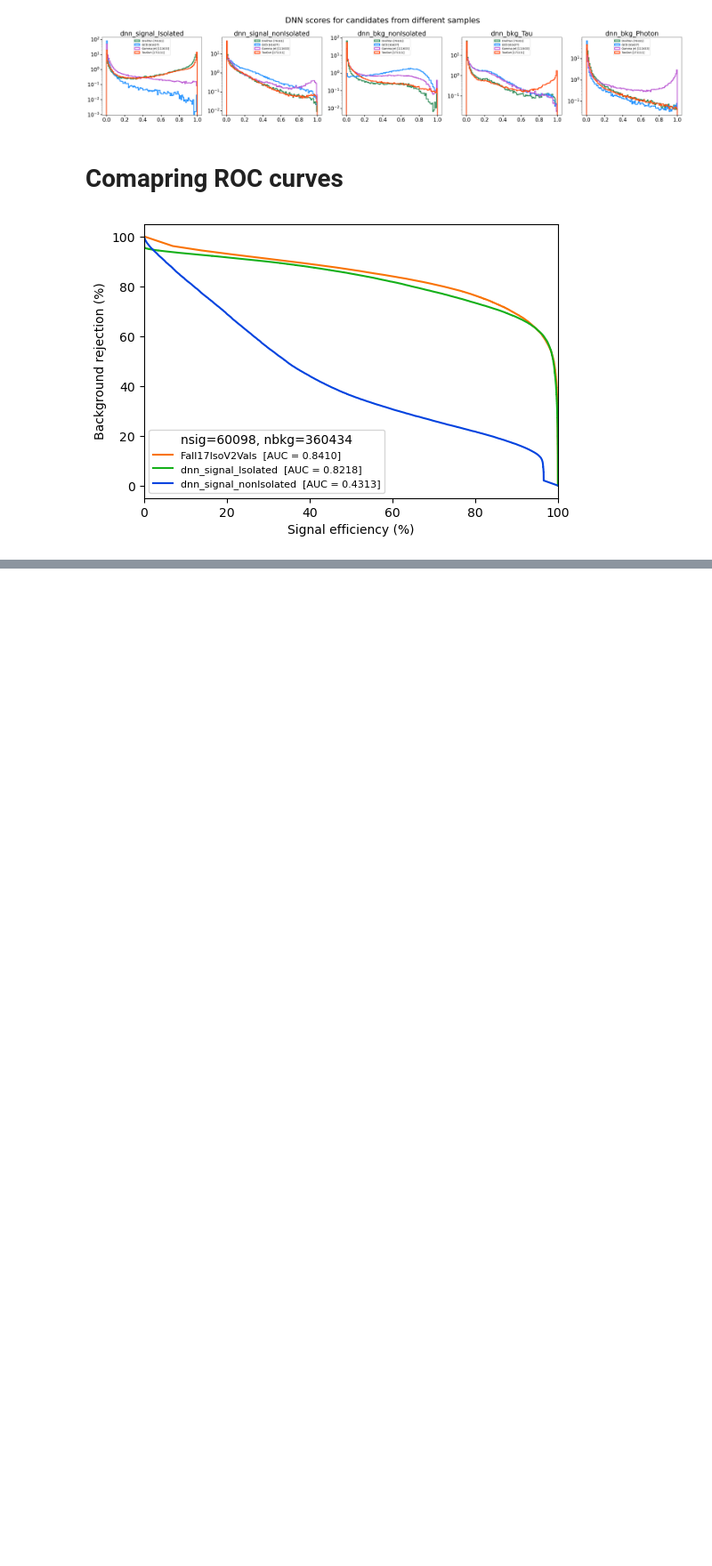
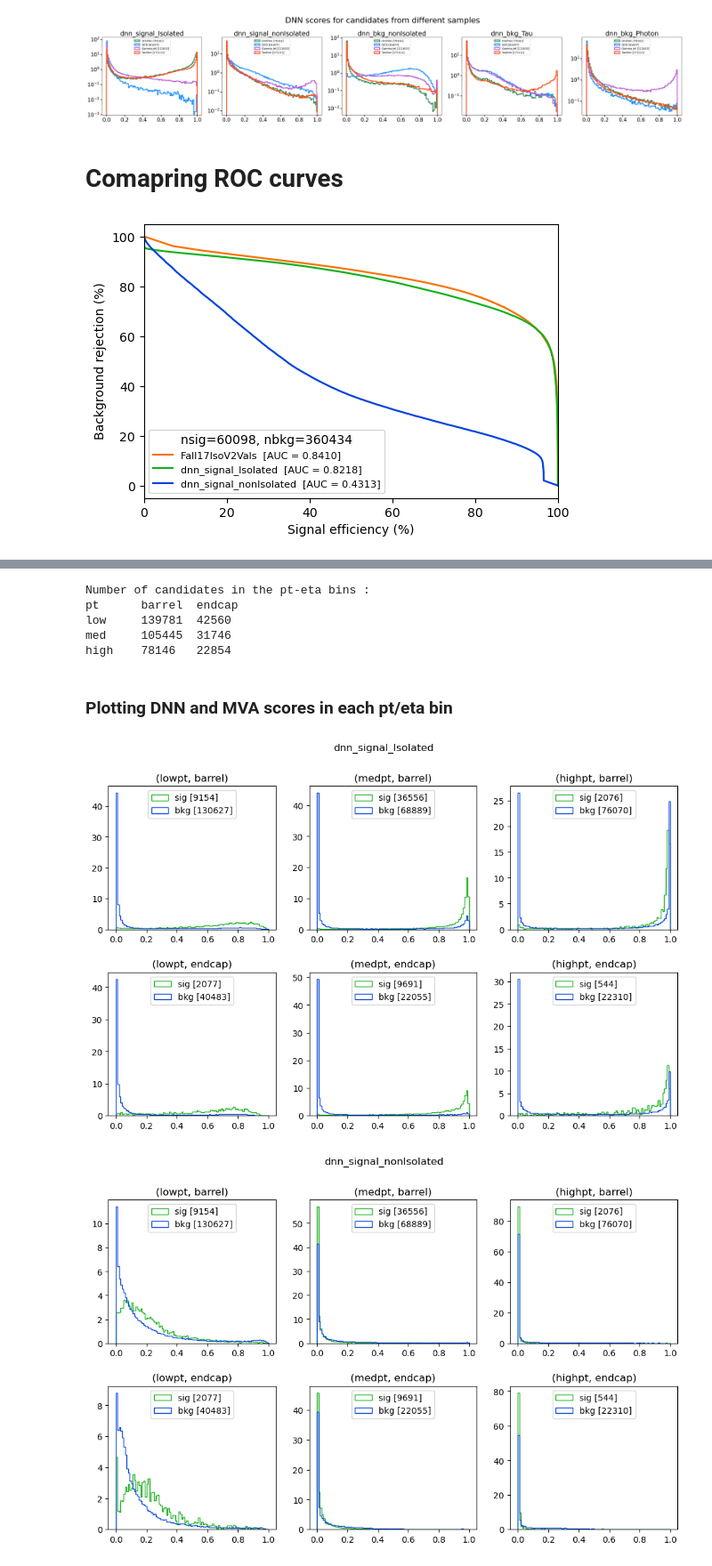
Before and after one commit to phazarik/Electron-DNN-ID-study, a Jupyter notebook: dnn_id_general.ipynb, the cells around one changed output, grey strips where cells are left out. Shown at 89% size. Cells and saved outputs as stored; diff of their text form; code cells hidden in the pictures; blank space fills up the shorter version.

```diff
--- a/dnn_id_general.ipynb
+++ b/dnn_id_general.ipynb
@@ -340,0 +382,70 @@ plt.show()
+# %%
+df.loc[df['ele_pt'] < 20, 'ptbin'] = 'lowpt'
+df.loc[(20 < df['ele_pt']) & (df['ele_pt'] < 60), 'ptbin'] = 'medpt'
+df.loc[60 < df['ele_pt'], 'ptbin'] = 'highpt'
+
+df.loc[df['ele_eta'] < 1.442, 'etabin'] = 'barrel'
+df.loc[df['ele_eta'] > 1.442, 'etabin'] = 'endcap'
+
+nlowbar = df[(df['ptbin']=='lowpt') & (df['etabin']=='barrel')].shape[0]
+nmedbar = df[(df['ptbin']=='medpt') & (df['etabin']=='barrel')].shape[0]
+nhigbar = df[(df['ptbin']=='highpt') & (df['etabin']=='barrel')].shape[0]
+nlowend = df[(df['ptbin']=='lowpt') & (df['etabin']=='endcap')].shape[0]
+nmedend = df[(df['ptbin']=='medpt') & (df['etabin']=='endcap')].shape[0]
+nhigend = df[(df['ptbin']=='highpt') & (df['etabin']=='endcap')].shape[0]
+
+df[['ele_pt', 'ele_eta', 'sample', 'truth', 'ptbin', 'etabin']]
+print(f'Number of candidates in the pt-eta bins :')
+
+print("pt\tbarrel\tendcap")
+print("low\t{}\t{}".format(nlowbar, nlowend))
+print("med\t{}\t{}".format(nmedbar, nmedend))
+print("high\t{}\t{}".format(nhigbar, nhigend))
+# %% [output]
+Number of candidates in the pt-eta bins :
+pt      barrel  endcap
+low     139781  42560
+med     105445  31746
+high    78146   22854
+# %% [markdown]
+### Plotting DNN and MVA scores in each pt/eta bin
+# %%
+scores = ['score1', 'score2', 'MVA1']
+bins_=np.arange(0, 1.01, 0.01)
+
+for score in scores:
+    fig4, ax4 = plt.subplots(2,3,figsize=(12,7))
+    ax4 = ax4.flatten()
+    fig4.subplots_adjust(hspace=0.3)
+    fig4.suptitle(alias[score])
+    ptbins = ['lowpt', 'medpt', 'highpt']
+
+    #Barrel plots:
+    for i in [0, 1, 2]:
+        sigfilter = (df['truth']==1) & (df['ptbin']==ptbins[i]) & (df['etabin']=='barrel')
+        bkgfilter = (df['truth']==0) & (df['ptbin']==ptbins[i]) & (df['etabin']=='barrel')
+        nsig_ptetabin = df[sigfilter].shape[0]
+        nbkg_ptetabin = df[bkgfilter].shape[0]
+        ax4[i].hist(df[sigfilter][score],bins=bins_, histtype='step', color='xkcd:green',  label=f'sig [{nsig_ptetabin}]', density=True)
+        ax4[i].hist(df[bkgfilter][score],bins=bins_, histtype='step', color='xkcd:blue',  label=f'bkg [{nbkg_ptetabin}]', density=True)
+        ax4[i].set_title(f'({ptbins[i]}, barrel)')
+        #ax4[i].set_yscale('log')
+        ax4[i].legend(loc='upper center')
+
+    #endcap plots:
+    for i in [3, 4, 5]:
+        sigfilter = (df['truth']==1) & (df['ptbin']==ptbins[i-3]) & (df['etabin']=='endcap')
+        bkgfilter = (df['truth']==0) & (df['ptbin']==ptbins[i-3]) & (df['etabin']=='endcap')
+        nsig_ptetabin = df[sigfilter].shape[0]
+        nbkg_ptetabin = df[bkgfilter].shape[0]
+        ax4[i].hist(df[sigfilter][score],bins=bins_, histtype='step', color='xkcd:green',  label=f'sig [{nsig_ptetabin}]', density=True)
+        ax4[i].hist(df[bkgfilter][score],bins=bins_, histtype='step', color='xkcd:blue',  label=f'bkg [{nbkg_ptetabin}]', density=True)
+        ax4[i].set_title(f'({ptbins[i-3]}, endcap)')
+        #ax7[i].set_yscale('log')
+        ax4[i].legend(loc='upper center')
+
+    plt.savefig(f'plots/{campaign}/ptetabins_{score}.png', bbox_inches='tight', dpi=300)
+    plt.show()
+# %% [output]
+[figure, added]
+[figure, added]
```
Also changed, not shown: parts of 7 cells of this notebook, 5 other files.
